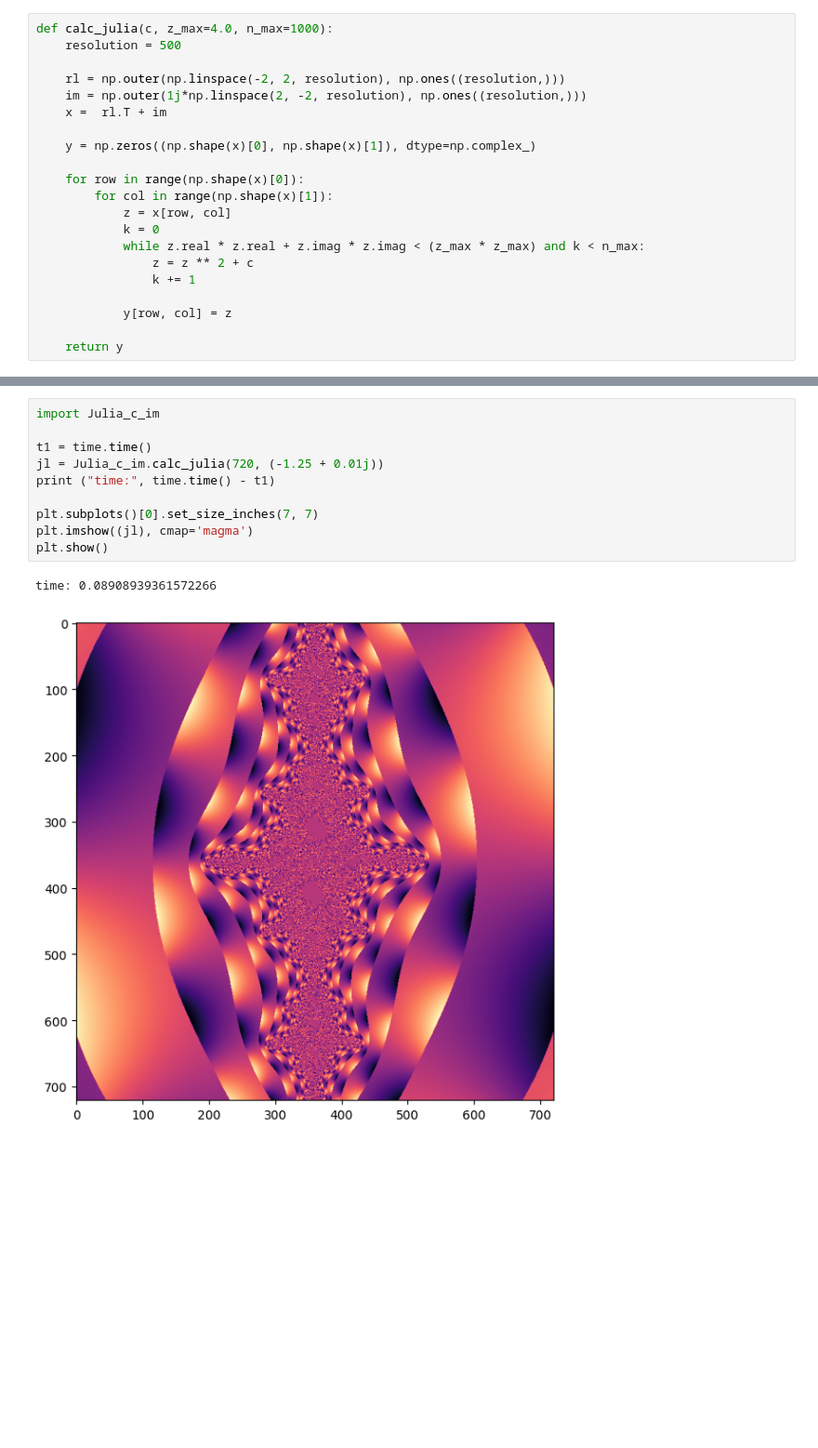
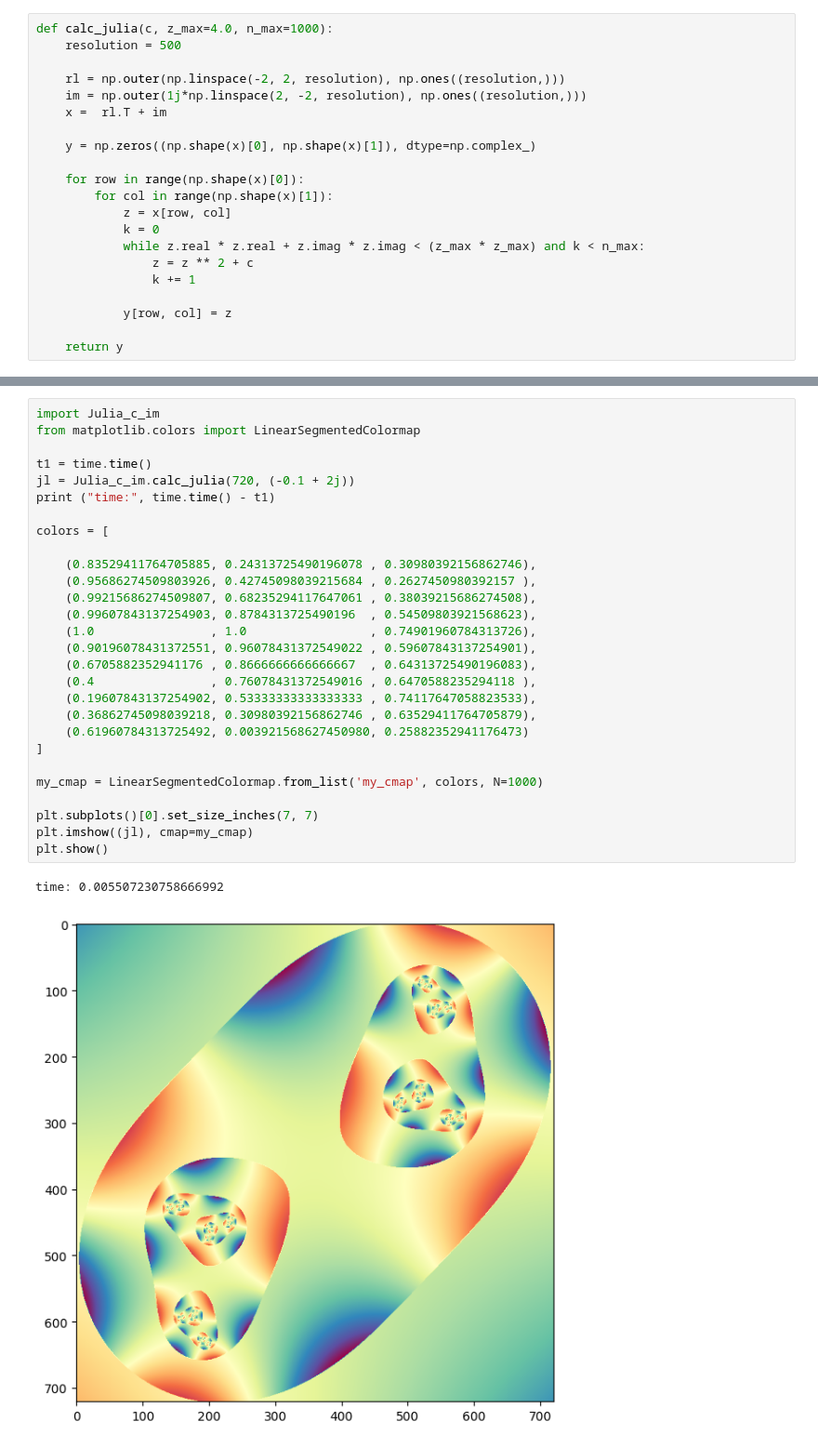
Before and after one commit to ksn38/cython_examples, a Jupyter notebook: Julia_set/Julia_imaginary.ipynb, the cells around one changed output, grey strips where cells are left out. Shown at 93% size. Cells and saved outputs as stored; diff of their text form; blank space fills up the shorter version.

```diff
--- a/Julia_set/Julia_imaginary.ipynb
+++ b/Julia_set/Julia_imaginary.ipynb
@@ -68,14 +68,32 @@ time: 0.14578509330749512
-# %%
-import Julia_c_im
-
-t1 = time.time()
-jl = Julia_c_im.calc_julia(720, (-1.25 + 0.01j))
-print ("time:", time.time() - t1)
-
-plt.subplots()[0].set_size_inches(7, 7)
-plt.imshow((jl), cmap='magma')
-plt.show()
-# %% [output]
-time: 0.08908939361572266
-[figure, removed]
+# %%
+import Julia_c_im
+from matplotlib.colors import LinearSegmentedColormap
+
+t1 = time.time()
+jl = Julia_c_im.calc_julia(720, (-0.1 + 2j))
+print ("time:", time.time() - t1)
+
+colors = [
+
+    (0.83529411764705885, 0.24313725490196078 , 0.30980392156862746),
+    (0.95686274509803926, 0.42745098039215684 , 0.2627450980392157 ),
+    (0.99215686274509807, 0.68235294117647061 , 0.38039215686274508),
+    (0.99607843137254903, 0.8784313725490196  , 0.54509803921568623),
+    (1.0                , 1.0                 , 0.74901960784313726),
+    (0.90196078431372551, 0.96078431372549022 , 0.59607843137254901),
+    (0.6705882352941176 , 0.8666666666666667  , 0.64313725490196083),
+    (0.4                , 0.76078431372549016 , 0.6470588235294118 ),
+    (0.19607843137254902, 0.53333333333333333 , 0.74117647058823533),
+    (0.36862745098039218, 0.30980392156862746 , 0.63529411764705879),
+    (0.61960784313725492, 0.003921568627450980, 0.25882352941176473)
+]
+
+my_cmap = LinearSegmentedColormap.from_list('my_cmap', colors, N=1000)
+
+plt.subplots()[0].set_size_inches(7, 7)
+plt.imshow((jl), cmap=my_cmap)
+plt.show()
+# %% [output]
+time: 0.005507230758666992
+[figure, added]
 # %%
```
Also changed, not shown: parts of 6 cells of this notebook.
